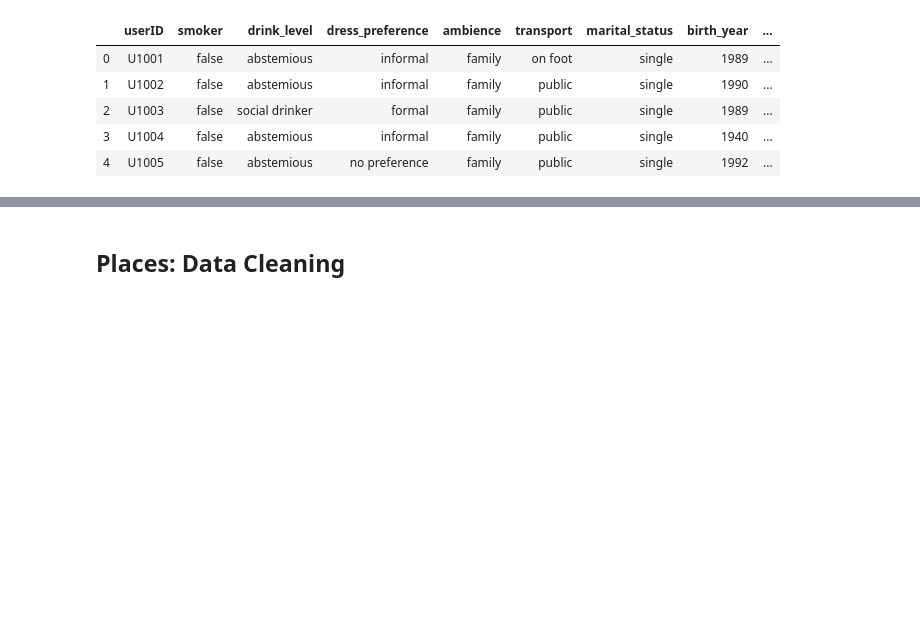
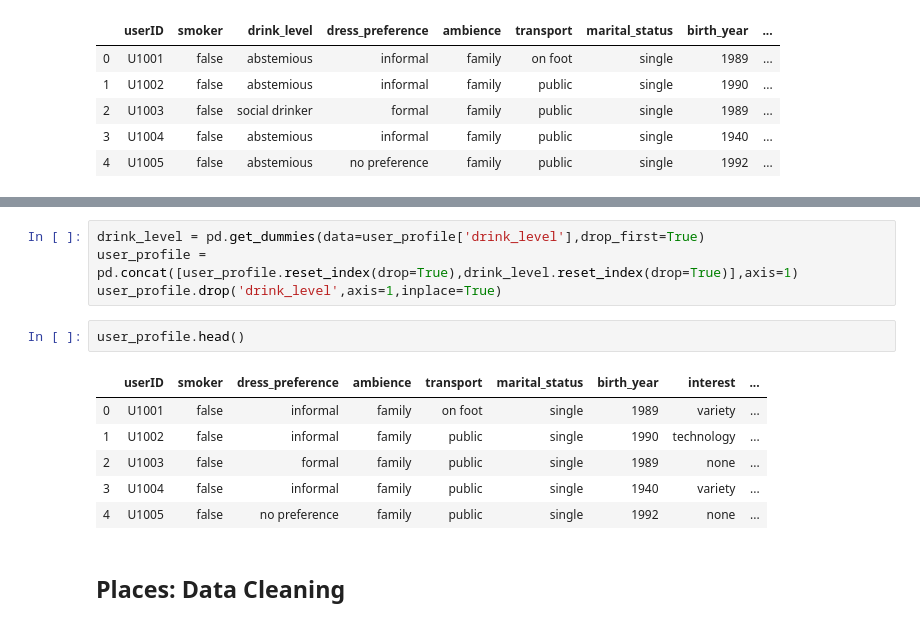
Before and after one commit to EdwinWalela/restaurant-recommender, a Jupyter notebook: Data analysis.ipynb, the cells around one changed output, grey strips where cells are left out. Drawn from its saved outputs; the diff is of its cells as text; blank space fills up the shorter version.

Commit message:
drinking feature encoding

```diff
--- a/Data analysis.ipynb
+++ b/Data analysis.ipynb
@@ -70,3 +98,16 @@ user_profile.head()
+# %%
+drink_level = pd.get_dummies(data=user_profile['drink_level'],drop_first=True)
+user_profile = pd.concat([user_profile.reset_index(drop=True),drink_level.reset_index(drop=True)],axis=1)
+user_profile.drop('drink_level',axis=1,inplace=True)
+# %%
+user_profile.head()
+# %% [output]
+|  | userID | smoker | dress_preference | ambience | transport | marital_status | birth_year | interest | ... |
+| 0 | U1001 | false | informal | family | on foot | single | 1989 | variety | ... |
+| 1 | U1002 | false | informal | family | public | single | 1990 | technology | ... |
+| 2 | U1003 | false | formal | family | public | single | 1989 | none | ... |
+| 3 | U1004 | false | informal | family | public | single | 1940 | variety | ... |
+| 4 | U1005 | false | no preference | family | public | single | 1992 | none | ... |
 # %% [markdown]
 ## Places: Data Cleaning
 # %%
```
Also changed, not shown: parts of 3 cells of this notebook.
